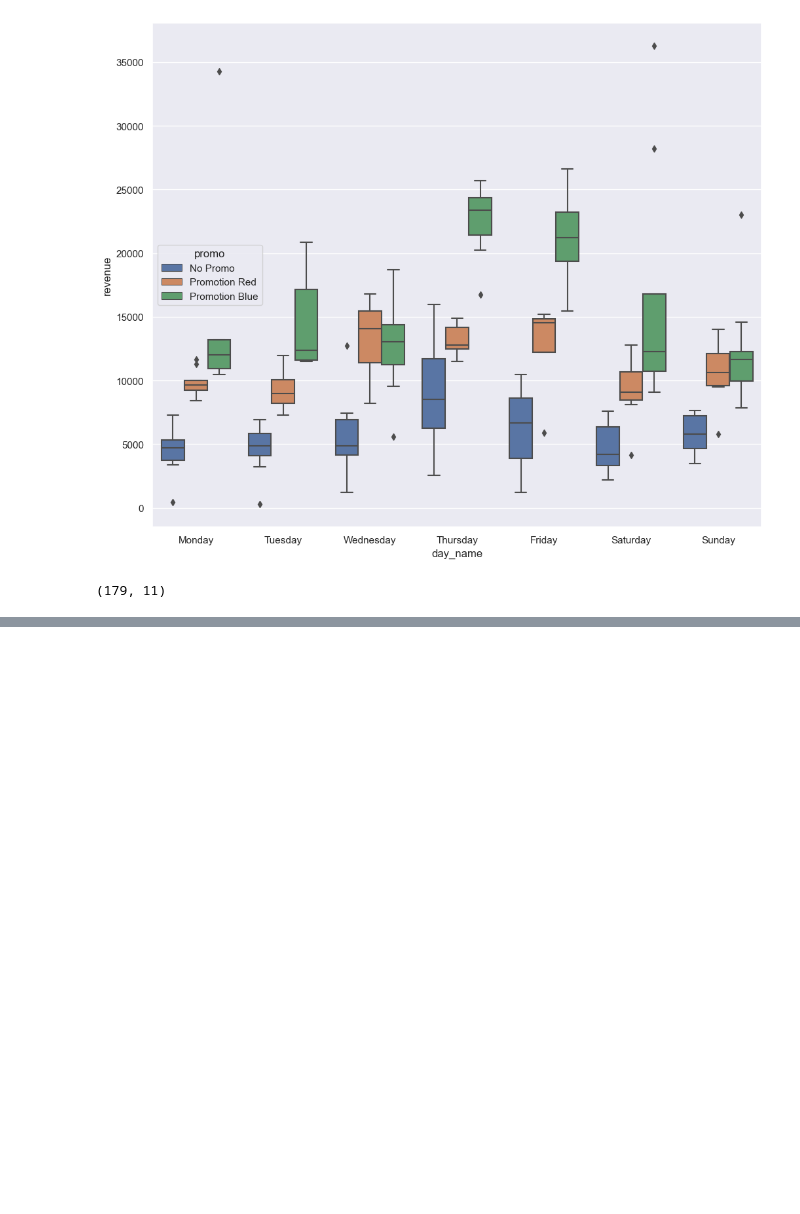
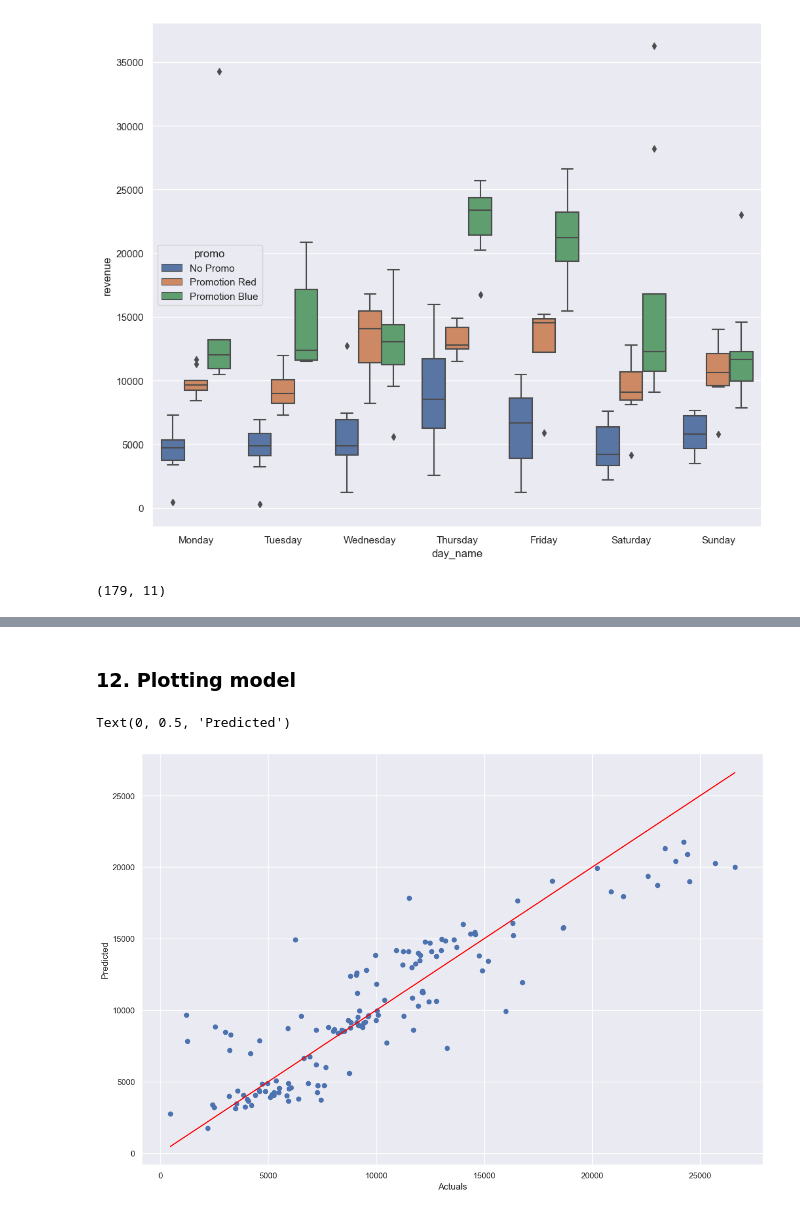
Before and after one commit to deathm1/ds_python_2, a Jupyter notebook: python_machine_learning/Linear_Regression/linear_regression_improvised.ipynb, the cells around one changed output, grey strips where cells are left out. Drawn from its saved outputs; the diff is of its cells as text; code cells hidden in the pictures; blank space fills up the shorter version.

```diff
--- a/python_machine_learning/Linear_Regression/linear_regression_improvised.ipynb
+++ b/python_machine_learning/Linear_Regression/linear_regression_improvised.ipynb
@@ -133,0 +175,4 @@ raw_data.shape
+# %%
+X = selected_numerical_data.drop('revenue', axis=1).values
+X2 = selected_numerical_data.drop('revenue', axis=1)
+y = selected_numerical_data['revenue'].values
@@ -133,0 +205,7 @@ raw_data.shape
+# %%
+X_train, X_test, y_train, y_test = train_test_split(X, y, test_size=0.2, train_size=0.8, random_state=42)
+
+print(X_train.shape)
+print(X_test.shape)
+print(y_train.shape)
+print(y_test.shape)
@@ -133,0 +219,6 @@ raw_data.shape
+# %%
+ln = LinearRegression(fit_intercept=True)
+ln.fit(X_train, y_train)
+
+y_pred = ln.predict(X_train)
+y_pred_test = ln.predict(X_test)
@@ -133,0 +268,12 @@ raw_data.shape
+# %% [markdown]
+### 12. Plotting model
+# %%
+plt.figure(figsize=(15,10))
+plt.scatter(y_train, y_pred)
+
+plt.plot([y_train.min(), y_train.max()], [y_train.min(), y_train.max()], c="red")
+plt.xlabel("Actuals")
+plt.ylabel("Predicted")
+# %% [output]
+Text(0, 0.5, 'Predicted')
+[figure, added]
```
Also changed, not shown: parts of 22 cells of this notebook, 5 other files.
